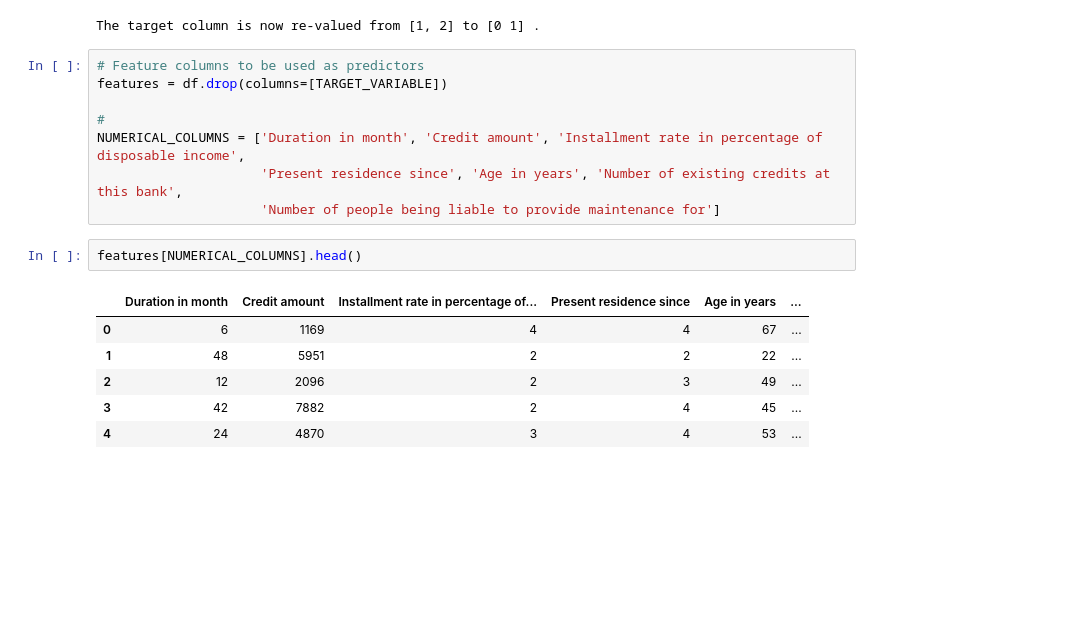
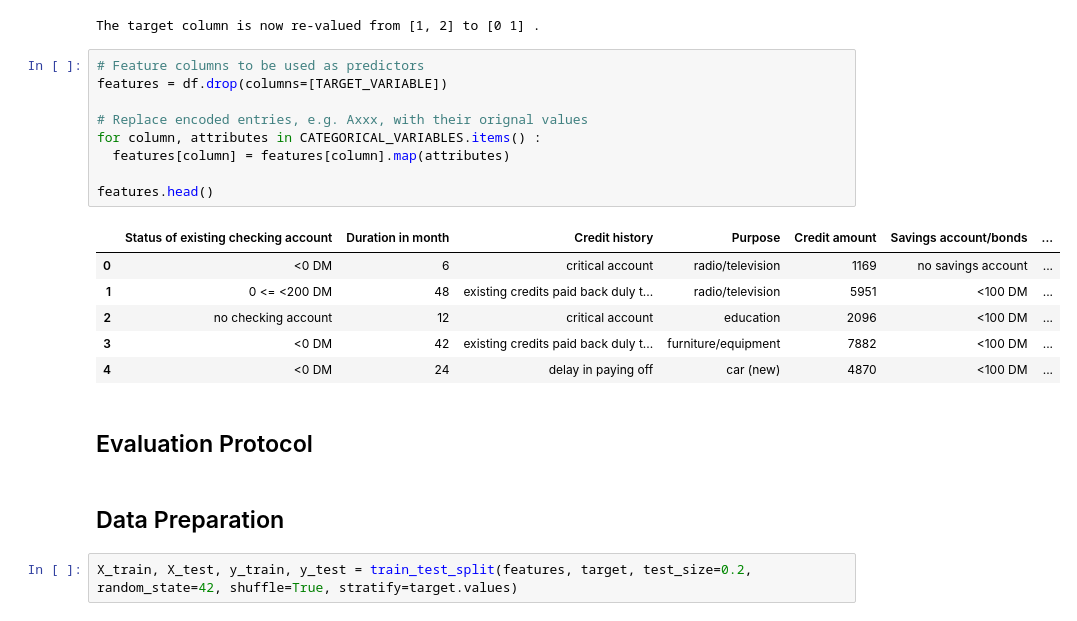
Before and after one commit to sreent/neural-networks-old, a Jupyter notebook: credit_risk_analysis.ipynb, the cells around one changed output. Saved outputs shown, nothing was run; the diff lists cells and outputs as text; blank space fills up the shorter version.

```diff
--- a/credit_risk_analysis.ipynb
+++ b/credit_risk_analysis.ipynb
@@ -200,20 +131,25 @@ target = target - 1
 print("The target column is now re-valued from [1, 2] to", target.unique(), ".")
 # %% [output]
 The target column is now re-valued from [1, 2] to [0 1] .
-# %%
-# Feature columns to be used as predictors
-features = df.drop(columns=[TARGET_VARIABLE])
-
-#
-NUMERICAL_COLUMNS = ['Duration in month', 'Credit amount', 'Installment rate in percentage of disposable income',
-                     'Present residence since', 'Age in years', 'Number of existing credits at this bank',
-                     'Number of people being liable to provide maintenance for']
-# %%
-features[NUMERICAL_COLUMNS].head()
-# %% [output]
-|  | Duration in month | Credit amount | Installment rate in percentage of... | Present residence since | Age in years | ... |
-| 0 | 6 | 1169 | 4 | 4 | 67 | ... |
-| 1 | 48 | 5951 | 2 | 2 | 22 | ... |
-| 2 | 12 | 2096 | 2 | 3 | 49 | ... |
-| 3 | 42 | 7882 | 2 | 4 | 45 | ... |
-| 4 | 24 | 4870 | 3 | 4 | 53 | ... |
+# %%
+# Feature columns to be used as predictors
+features = df.drop(columns=[TARGET_VARIABLE])
+
+# Replace encoded entries, e.g. Axxx, with their orignal values
+for column, attributes in CATEGORICAL_VARIABLES.items() :
+  features[column] = features[column].map(attributes)
+
+features.head()
+# %% [output]
+|  | Status of existing checking account | Duration in month | Credit history | Purpose | Credit amount | Savings account/bonds | ... |
+| 0 | <0 DM | 6 | critical account | radio/television | 1169 | no savings account | ... |
+| 1 | 0 <= <200 DM | 48 | existing credits paid back duly t... | radio/television | 5951 | <100 DM | ... |
+| 2 | no checking account | 12 | critical account | education | 2096 | <100 DM | ... |
+| 3 | <0 DM | 42 | existing credits paid back duly t... | furniture/equipment | 7882 | <100 DM | ... |
+| 4 | <0 DM | 24 | delay in paying off | car (new) | 4870 | <100 DM | ... |
+# %% [markdown]
+## Evaluation Protocol
+# %% [markdown]
+## Data Preparation
+# %%
+X_train, X_test, y_train, y_test = train_test_split(features, target, test_size=0.2, random_state=42, shuffle=True, stratify=target.values)
```
Also changed, not shown: parts of 28 cells of this notebook.
